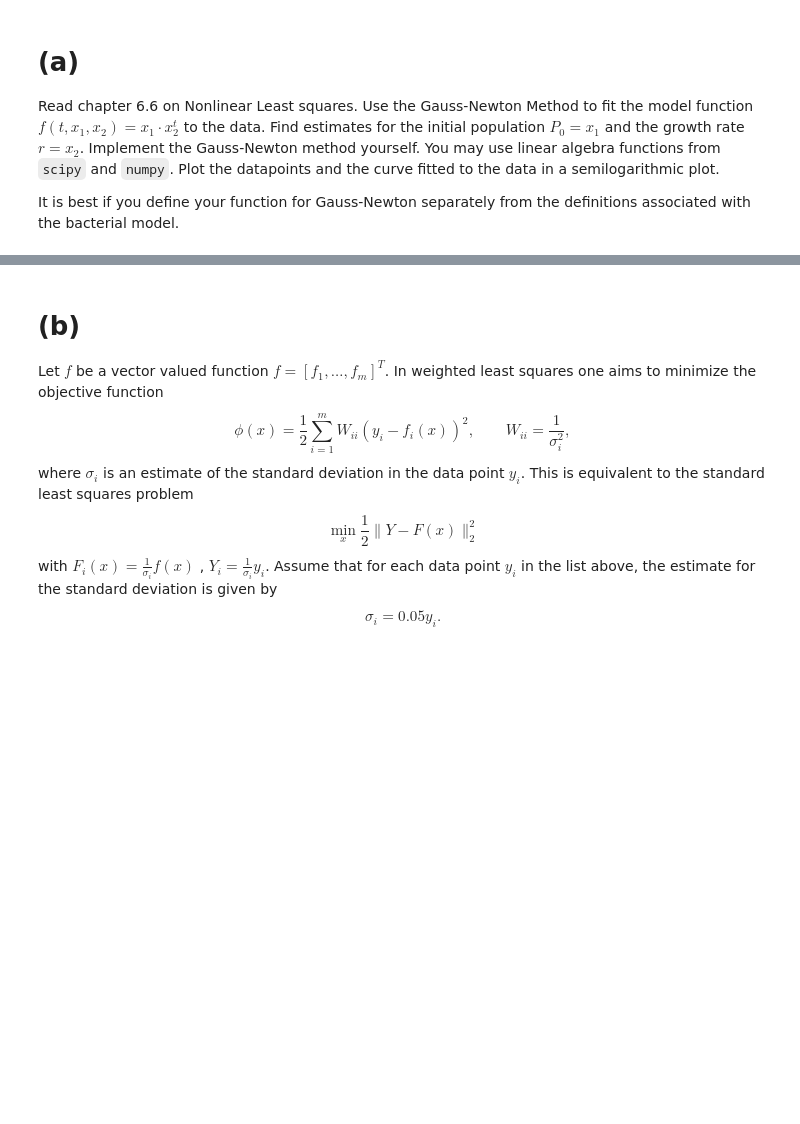
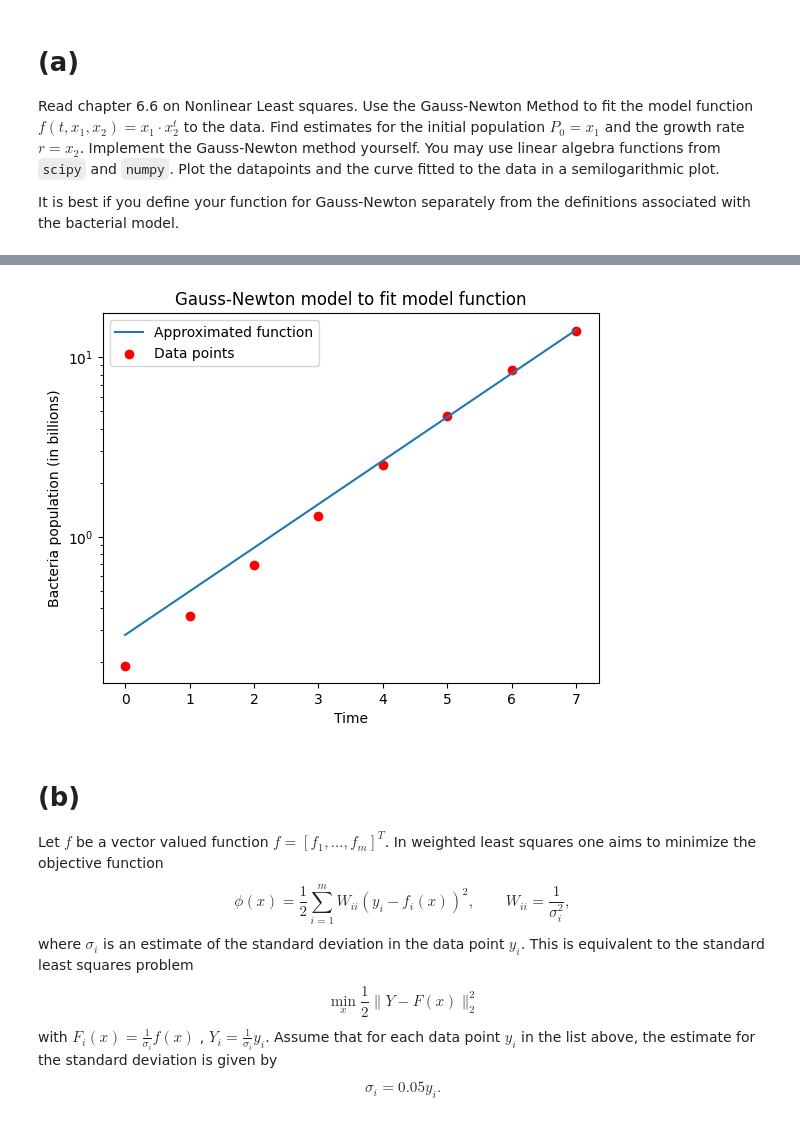
Before and after one commit to sachagijsbers/numerical_alg, a Jupyter notebook: week_5/hw5_2023.ipynb, the cells around one changed output, grey strips where cells are left out. Cells and saved outputs as stored; diff of their text form; code cells hidden in the pictures; blank space fills up the shorter version.

```diff
--- a/week_5/hw5_2023.ipynb
+++ b/week_5/hw5_2023.ipynb
@@ -39,34 +39,22 @@ def fit_function(t, x0):
 
 def dfdx1(t_data,x0):
     '''partial derivative over x1'''
-    return x0[1]**t_data
+    return -x0[1]**t_data
 
 def dfdx2(t_data,x0):
     '''partial derivative over x2'''
-    return (t_data-1) * x0[0] * x0[1]**(t_data-2)
+    return -t_data * x0[0] * x0[1]**(t_data-1)
 
 def Jacobian(t_data,x0):
     '''returns the Jacobian matrix given the partial derivatives over x1 and x2'''
     return np.column_stack((dfdx1(t_data,x0),dfdx2(t_data,x0)))
 
 def residual(t_data,y_data,function,x0):
-    res = []
-    for index,t in enumerate(t_data):
-        res.append(y_data[index] - function(t, x0))
-    return np.array(res)
+    return y_data - function(t_data, x0)
 
-def Gauss_Newton(t_data,y_data,function,x0,max_iterations):
+def Gauss_Newton(t_data,y_data,function,x0,max_iterations,residual_function = residual):
     x = x0
     for _ in range(max_iterations):
-        s = np.linalg.lstsq(Jacobian(t_data,x),-residual(t_data,y_data,function,x))
+        s = np.linalg.lstsq(Jacobian(t_data,x),-residual_function(t_data,y_data,function,x), rcond=None)[0]
         x += s
     return x
-
-x0 = [2,3]
-t_data = np.array([1.0,2,3,4])
-y_data = np.array([0.19, 0.36, 0.69, 1.3])
-max_iterations = 10
-
-print(Jacobian(t_data,x0))
-print(residual(t_data,y_data,fit_function,x0))
-print(Gauss_Newton(t_data, y_data, fit_function, x0, max_iterations))
@@ -84,3 +61,24 @@ To use the future default and silence this warning we advise to pass `rcond=None
+# %%
+import matplotlib.pyplot as plt
+
+# make definitions for bacterial model and run Gauss-Newton here
+t_data = np.array([0.0, 1, 2, 3, 4, 5, 6, 7])
+
+x0 = [1,1]
+max_iterations = 10
+
+x_gauss = Gauss_Newton(t_data, data, fit_function, x0, max_iterations)
+
+plt.plot(fit_function(t_data, x_gauss), label = 'Approximated function')
+plt.scatter(t_data, data, color = 'red', label = 'Data points')
+plt.yscale('log')
+plt.title('Gauss-Newton model to fit model function')
+plt.ylabel('Bacteria population (in billions)')
+plt.xlabel('Time')
+plt.legend()
+plt.show()
+# %% [output]
+[figure, added]
 # %% [markdown]
 # (b)
 Let $f$ be a vector valued function $f = [ f_1, \ldots, f_m ]^T$. In weighted least squares one aims to minimize the objective function
```
Also changed, not shown: parts of 6 cells of this notebook.
